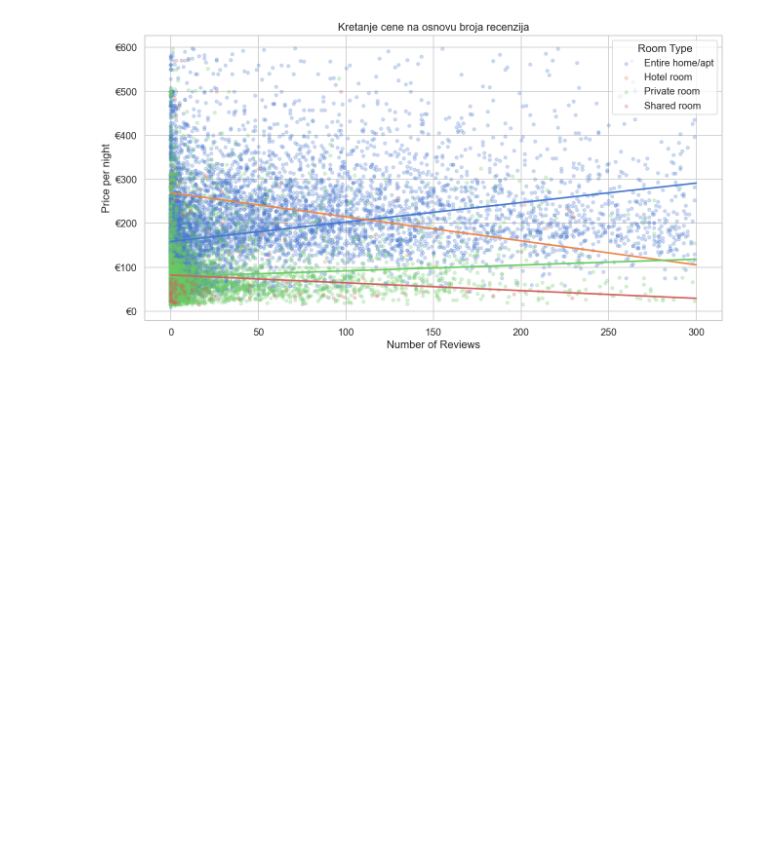
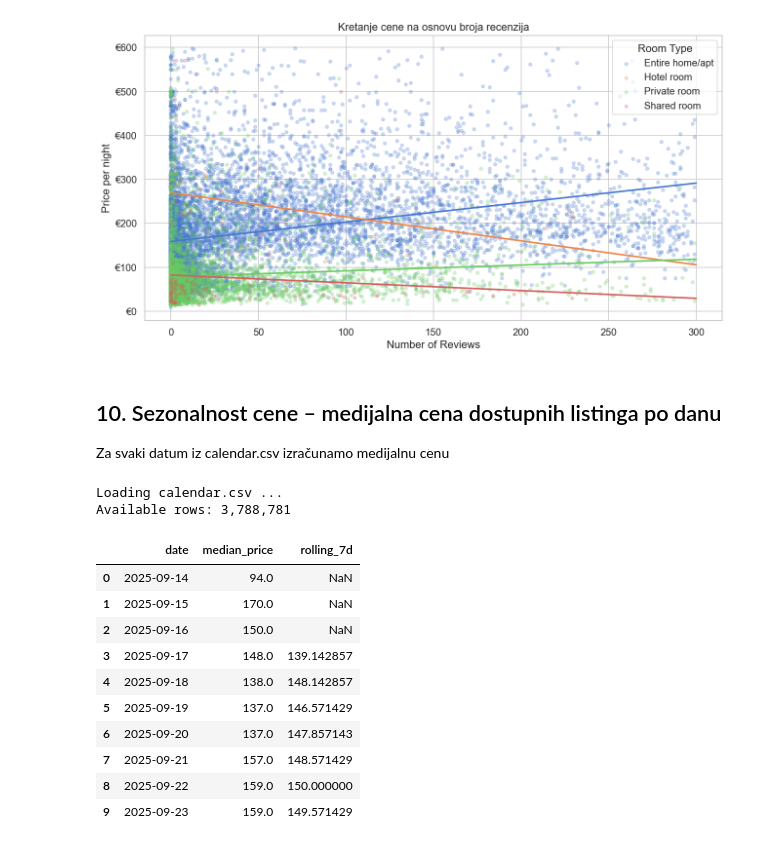
Before and after one commit to DusanVukovic3/SezonalnostAirBnB_Barselona, a Jupyter notebook: price_analysis.ipynb, the cells around one changed output. Saved outputs shown, nothing was run; the diff lists cells and outputs as text; code cells hidden in the pictures; blank space fills up the shorter version.

```diff
--- a/price_analysis.ipynb
+++ b/price_analysis.ipynb
@@ -340,3 +340,46 @@ plt.tight_layout()
 plt.show()
 # %% [output]
 [figure]
+# %% [markdown]
+## 10. Sezonalnost cene – medijalna cena dostupnih listinga po danu
+Za svaki datum iz calendar.csv izračunamo medijalnu cenu
+# %%
+import matplotlib.dates as mdates
+
+
+print("Loading calendar.csv ...")
+cal = pd.read_csv(
+    'calendar.csv',
+    usecols=['listing_id', 'date', 'available'],
+    dtype={'listing_id': 'int64', 'available': 'str'}
+)
+cal = cal[cal['available'] == 't'].copy()
+
+listings_price = df[['id', 'price', 'room_type', 'neighbourhood_group']].copy()
+cal = cal.merge(listings_price, left_on='listing_id', right_on='id', how='inner')
+cal['date'] = pd.to_datetime(cal['date'])
+
+daily = (
+    cal.groupby('date')['price']
+    .median()
+    .reset_index()
+    .rename(columns={'price': 'median_price'})
+    .sort_values('date')
+)
+daily['rolling_7d'] = daily['median_price'].rolling(7, center=True).mean()
+
+daily.head(10)
+# %% [output]
+Loading calendar.csv ...
+Available rows: 3,788,781
+|  | date | median_price | rolling_7d |
+| 0 | 2025-09-14 | 94.0 | NaN |
+| 1 | 2025-09-15 | 170.0 | NaN |
+| 2 | 2025-09-16 | 150.0 | NaN |
+| 3 | 2025-09-17 | 148.0 | 139.142857 |
+| 4 | 2025-09-18 | 138.0 | 148.142857 |
+| 5 | 2025-09-19 | 137.0 | 146.571429 |
+| 6 | 2025-09-20 | 137.0 | 147.857143 |
+| 7 | 2025-09-21 | 157.0 | 148.571429 |
+| 8 | 2025-09-22 | 159.0 | 150.000000 |
+| 9 | 2025-09-23 | 159.0 | 149.571429 |
```
Also changed, not shown: parts of 5 cells of this notebook.
